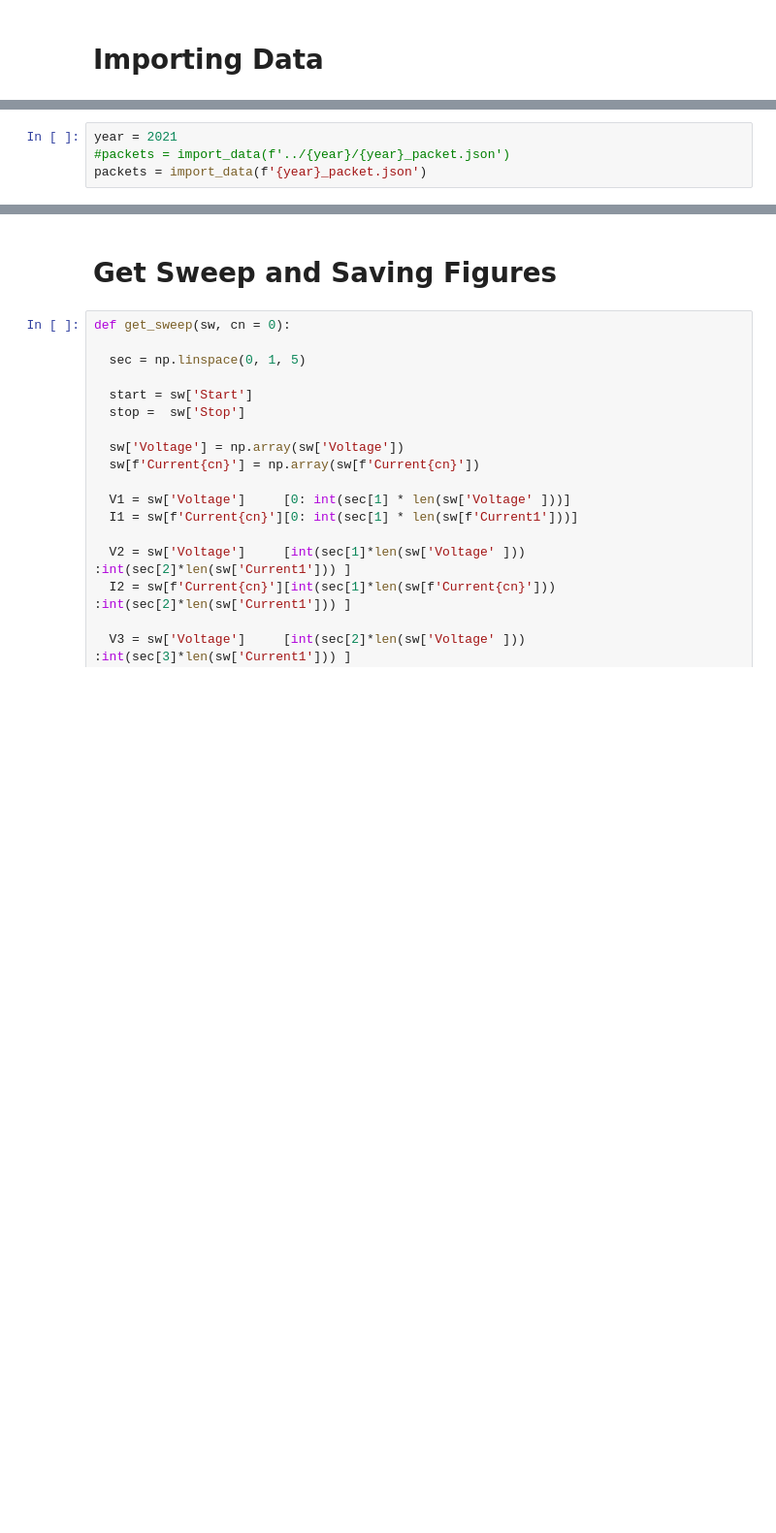
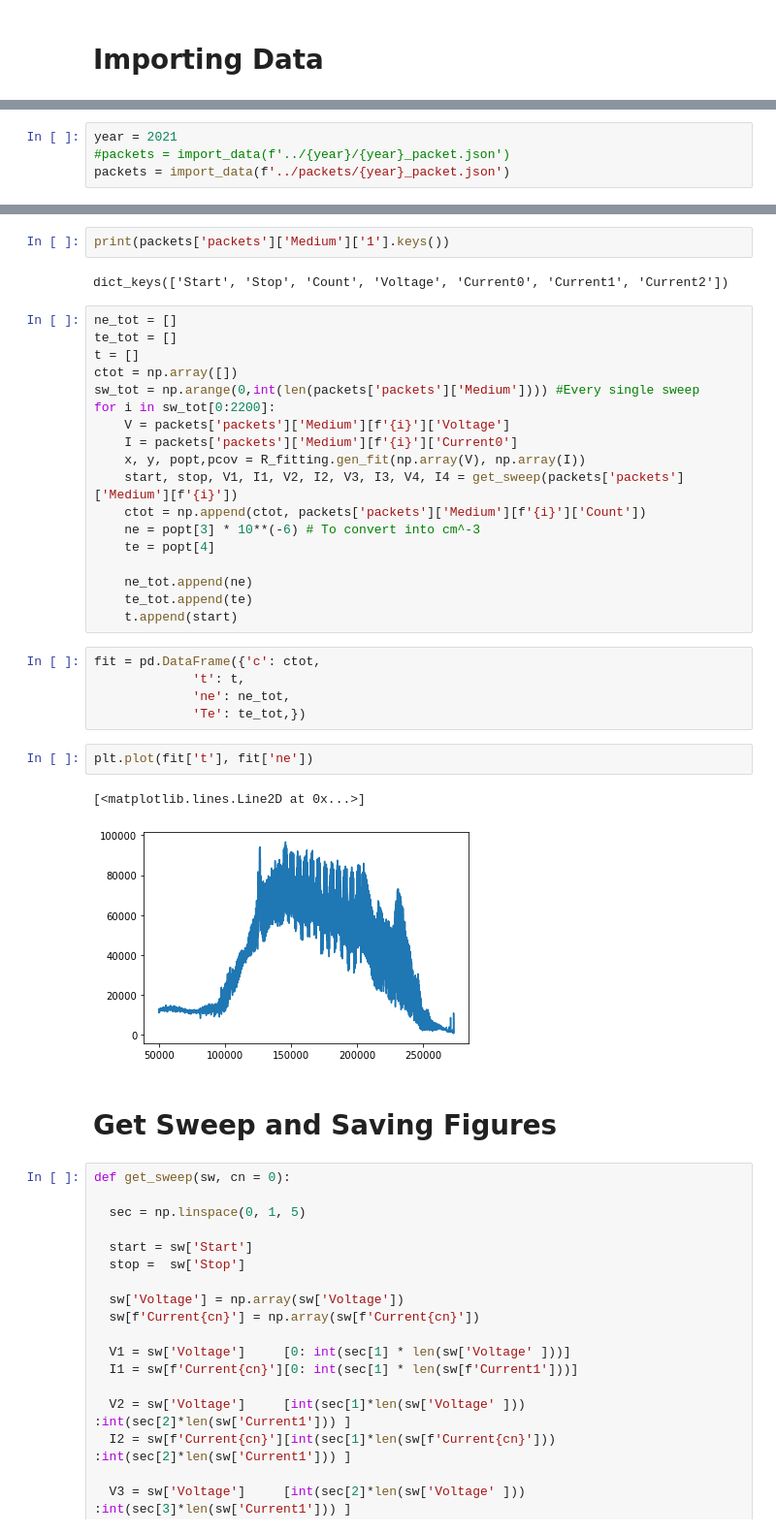
Before and after one commit to jgoodwill1/DAPPEr, a Jupyter notebook: Sweep Analysis.ipynb, the cells around one changed output, grey strips where cells are left out. Shown at 97% size. Cells and saved outputs as stored; diff of their text form; blank space fills up the shorter version.

```diff
--- a/Sweep Analysis.ipynb
+++ b/Sweep Analysis.ipynb
@@ -12,4 +13,4 @@ from RockSat_json import *
 # %%
 year = 2021
 #packets = import_data(f'../{year}/{year}_packet.json')
-packets = import_data(f'{year}_packet.json')
+packets = import_data(f'../packets/{year}_packet.json')
@@ -16,3 +43,35 @@ packets = import_data(f'{year}_packet.json')
+# %%
+print(packets['packets']['Medium']['1'].keys())
+# %% [output]
+dict_keys(['Start', 'Stop', 'Count', 'Voltage', 'Current0', 'Current1', 'Current2'])
+# %%
+ne_tot = []
+te_tot = []
+t = []
+ctot = np.array([])
+sw_tot = np.arange(0,int(len(packets['packets']['Medium']))) #Every single sweep
+for i in sw_tot[0:2200]:
+    V = packets['packets']['Medium'][f'{i}']['Voltage']
+    I = packets['packets']['Medium'][f'{i}']['Current0']
+    x, y, popt,pcov = R_fitting.gen_fit(np.array(V), np.array(I))
+    start, stop, V1, I1, V2, I2, V3, I3, V4, I4 = get_sweep(packets['packets']['Medium'][f'{i}'])
+    ctot = np.append(ctot, packets['packets']['Medium'][f'{i}']['Count'])
+    ne = popt[3] * 10**(-6) # To convert into cm^-3
+    te = popt[4]
+
+    ne_tot.append(ne)
+    te_tot.append(te)
+    t.append(start)
+# %%
+fit = pd.DataFrame({'c': ctot,
+             't': t,
+             'ne': ne_tot,
+             'Te': te_tot,})
+# %%
+plt.plot(fit['t'], fit['ne'])
+# %% [output]
+[<matplotlib.lines.Line2D at 0x...>]
+[figure, added]
 # %% [markdown]
 # Get Sweep and Saving Figures
 # %%
```
Also changed, not shown: parts of 3 cells of this notebook, 2 other files.
